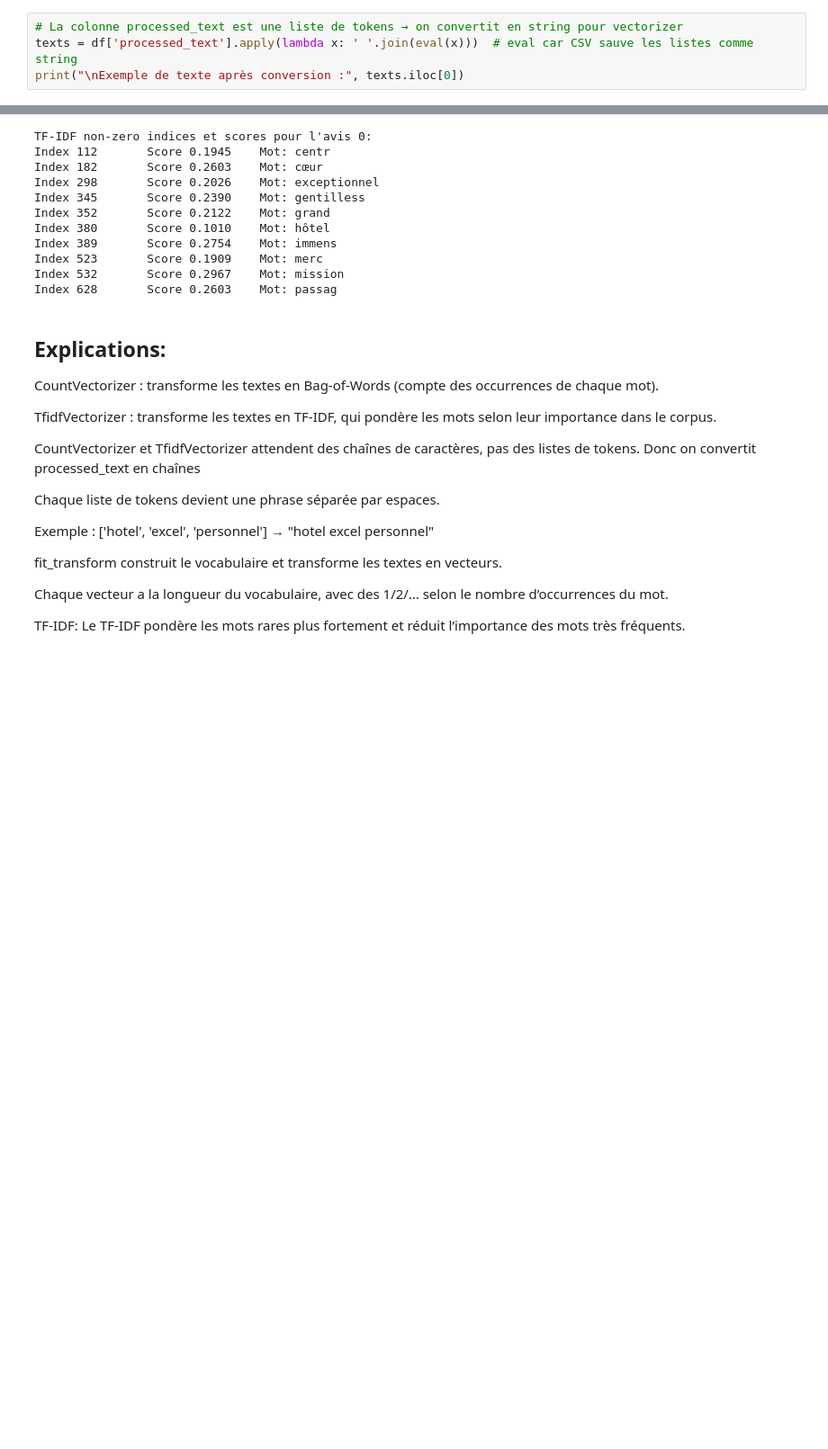
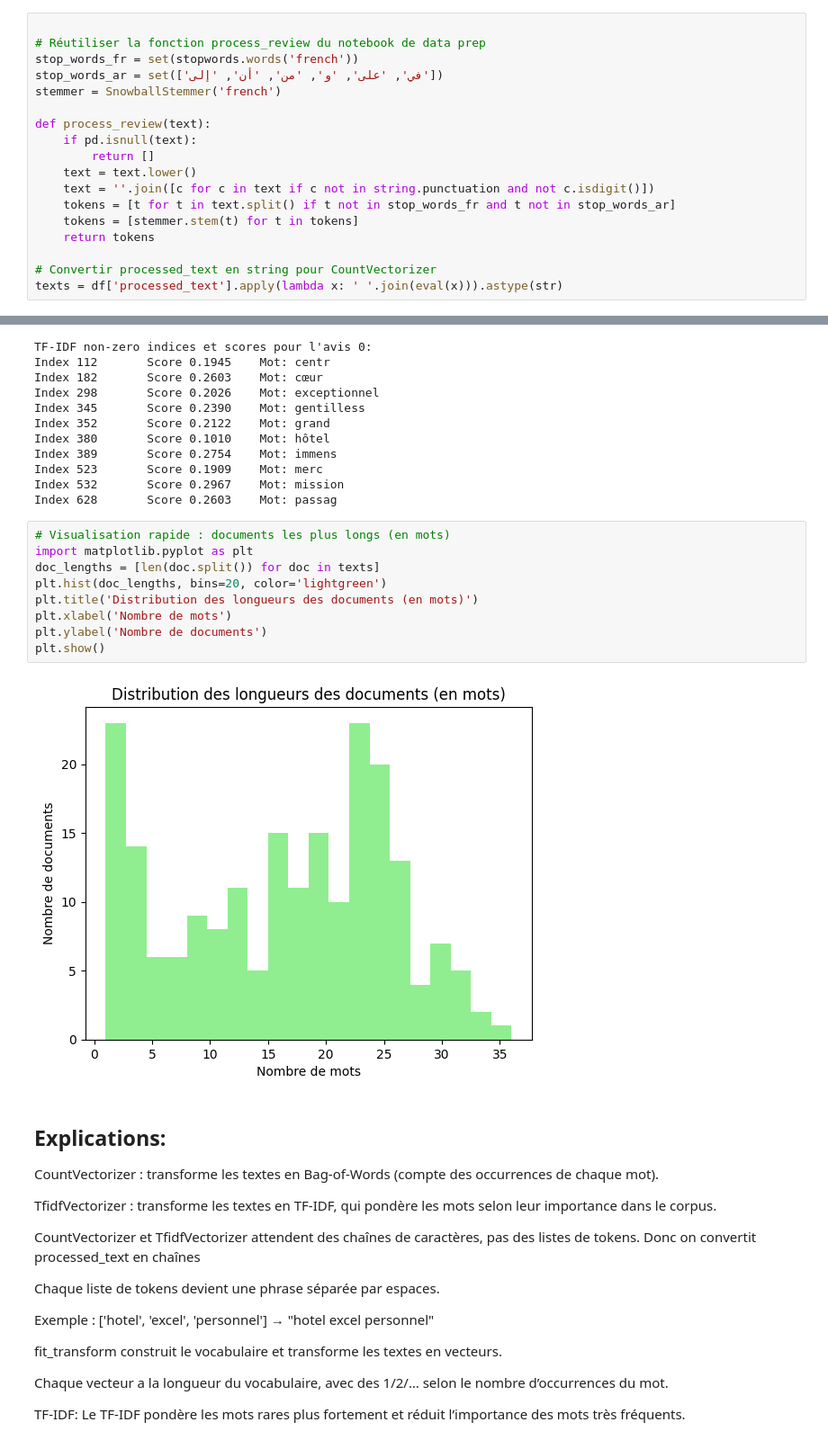
Before and after one commit to BenAmorHanine/ML--Customers_Review_Analysis, a Jupyter notebook: 03_Prime_Feature_Extraction.ipynb, the cells around one changed output, grey strips where cells are left out. Shown: that part at 90% size. Saved outputs shown, nothing was run; the diff lists cells and outputs as text; blank space fills up the shorter version.

Commit message:
data prep + feature extraction done

```diff
--- a/03_Prime_Feature_Extraction.ipynb
+++ b/03_Prime_Feature_Extraction.ipynb
@@ -19,6 +19,20 @@ Dataset chargé : (208, 1)
 3  ['excellent', 'séjour', 'business', 'hôtel', '...
 4  ['tres', 'bon', 'hôtel', 'tres', 'propr', 'ser...
 # %%
-# La colonne processed_text est une liste de tokens → on convertit en string pour vectorizer
-texts = df['processed_text'].apply(lambda x: ' '.join(eval(x)))  # eval car CSV sauve les listes comme string
-print("\nExemple de texte après conversion :", texts.iloc[0])
+
+# Réutiliser la fonction process_review du notebook de data prep
+stop_words_fr = set(stopwords.words('french'))
+stop_words_ar = set(['في', 'على', 'و', 'من', 'أن', 'إلى'])
+stemmer = SnowballStemmer('french')
+
+def process_review(text):
+    if pd.isnull(text):
+        return []
+    text = text.lower()
+    text = ''.join([c for c in text if c not in string.punctuation and not c.isdigit()])
+    tokens = [t for t in text.split() if t not in stop_words_fr and t not in stop_words_ar]
+    tokens = [stemmer.stem(t) for t in tokens]
+    return tokens
+
+# Convertir processed_text en string pour CountVectorizer
+texts = df['processed_text'].apply(lambda x: ' '.join(eval(x))).astype(str)
@@ -65,6 +84,17 @@ Index 389       Score 0.2754    Mot: immens
 Index 523       Score 0.1909    Mot: merc
 Index 532       Score 0.2967    Mot: mission
 Index 628       Score 0.2603    Mot: passag
+# %%
+# Visualisation rapide : documents les plus longs (en mots)
+import matplotlib.pyplot as plt
+doc_lengths = [len(doc.split()) for doc in texts]
+plt.hist(doc_lengths, bins=20, color='lightgreen')
+plt.title('Distribution des longueurs des documents (en mots)')
+plt.xlabel('Nombre de mots')
+plt.ylabel('Nombre de documents')
+plt.show()
+# %% [output]
+[figure, added]
 # %% [markdown]
 ## Explications:
 
```
Also changed, not shown: parts of 8 cells of this notebook, 3 other files.
